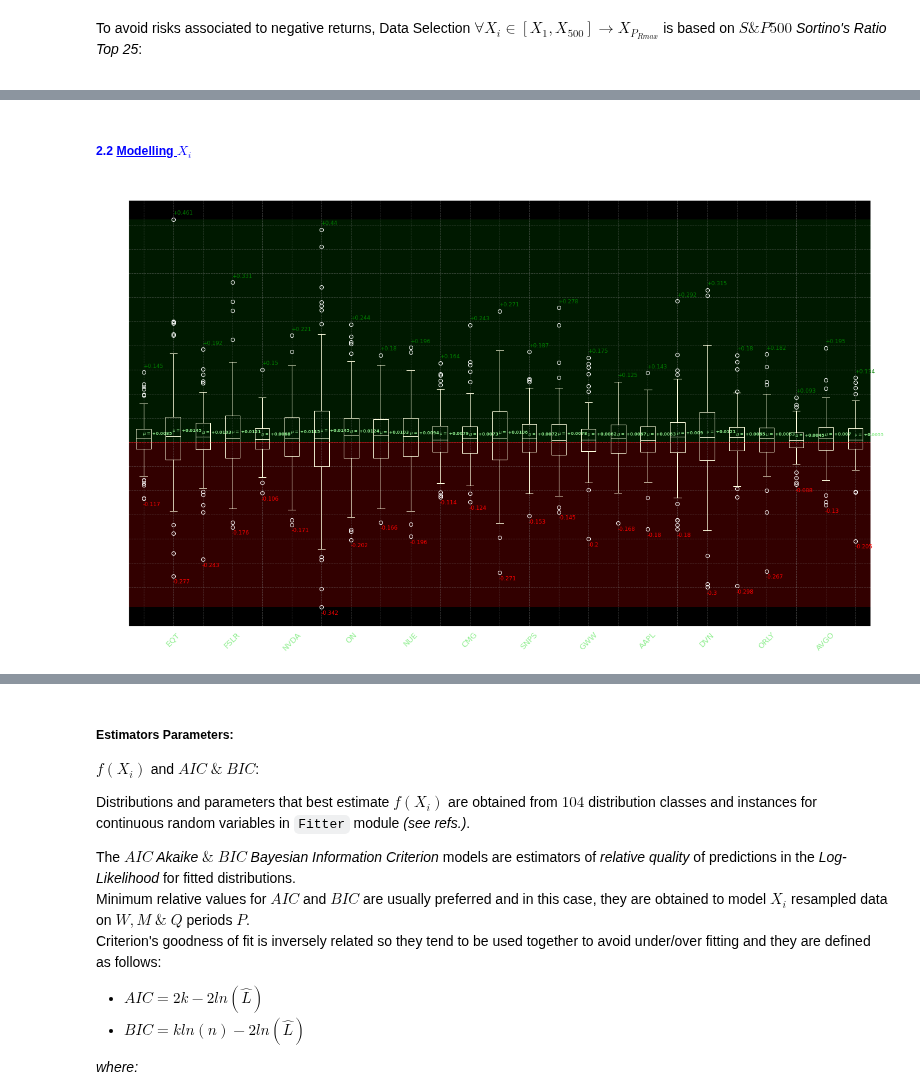
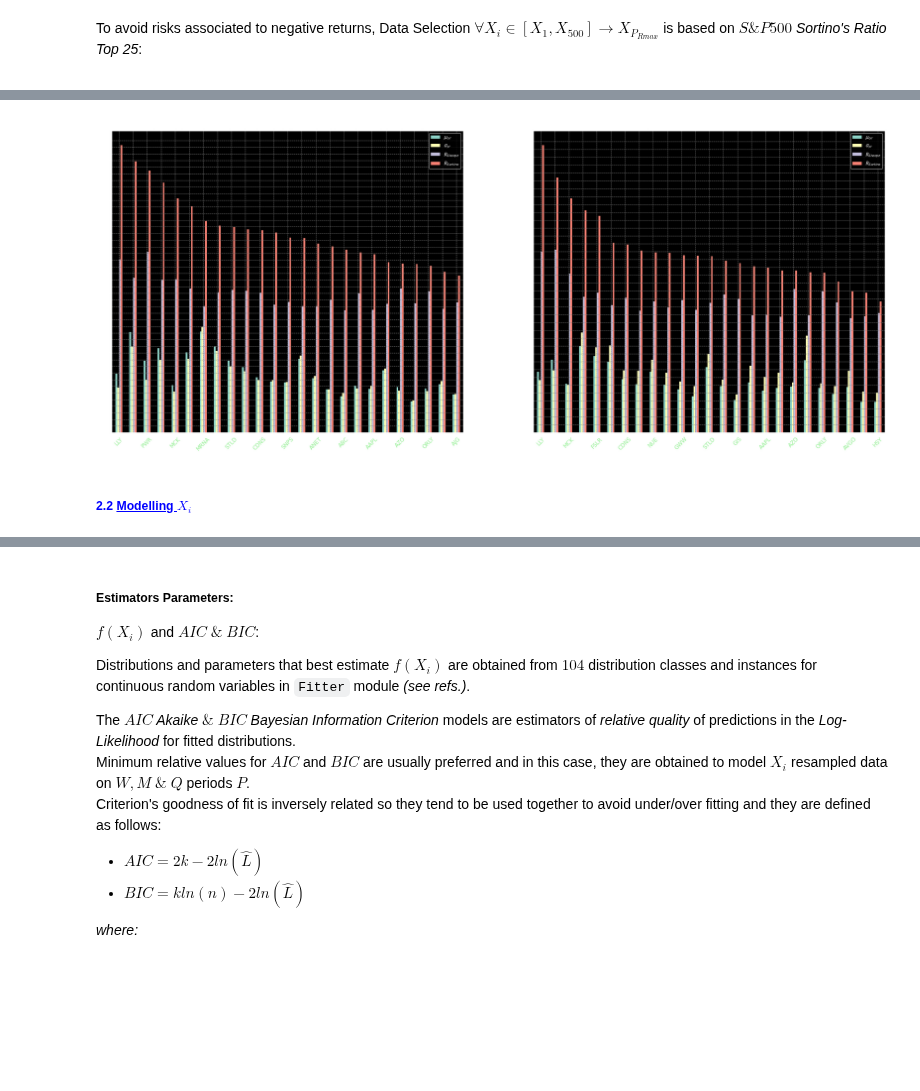
Before and after one commit to EMarquez7/Examen-de-Simulaci-n-2, a Jupyter notebook: Optimization.ipynb, the cells around one changed output, grey strips where cells are left out. Drawn from its saved outputs; the diff is of its cells as text; code cells hidden in the pictures; blank space fills up the shorter version.

Commit message:
Log Returns

```diff
--- a/Optimization.ipynb
+++ b/Optimization.ipynb
@@ -248,0 +255,5 @@ Sortino25 = vs.selection_data(SP_Assets_r.loc["2020-03-02":today], 0.0169, "$X_i
+# %%
+rf, best, r_jump = .00169, 25, 0.05
+start, execution_date = "2020-03-02", SP_Assets_r.tail(1).index[0]
+
+fn.retSLog_Selection(SP_Assets_r, rf, best, start, execution_date)
@@ -248,0 +291,40 @@ Sortino25 = vs.selection_data(SP_Assets_r.loc["2020-03-02":today], 0.0169, "$X_i
+# %%
+def Selection_R_SLog_Plot(data, rf, best, start, execution_date):
+    Sortino25_S = vs.selection_data(data, "Simple", rf, best, start, execution_date)[1]
+    Sortino25_Log = vs.selection_data(data, "Log", rf, best, start, execution_date)[1]
+
+    fig, ax = plt.subplots(1, 2, figsize = (30, 12))
+    Sortino25_S.plot.bar(ax = ax[0], rot = 45, fontsize = 15, grid = True, linewidth = 1)
+    Sortino25_Log.plot.bar(ax = ax[1], rot = 45, fontsize = 15, grid = True, linewidth = 1)
+
+    ax[0].set_title("Selection of " + str(best) + " $X_i$ datasets from $S&P 500$ Population with $r_t$", fontsize = 20)
+    ax[1].set_title("Selection of " + str(best) + " $X_i$ datasets from $S&P 500$ Population with $r_{Log}$", fontsize = 20)
+
+    ax[0].set_yticks(np.arange(0, Sortino25_S.max().max() + r_jump, r_jump))
+    ax[1].set_yticks(np.arange(0, Sortino25_Log.max().max() + r_jump, r_jump))
+
+    ax[0].set_yticklabels(np.arange(0, Sortino25_S.max().max() + r_jump, r_jump).round(2), fontsize = 9)
+    ax[1].set_yticklabels(np.arange(0, Sortino25_Log.max().max() + r_jump, r_jump).round(2), fontsize = 9)
+
+    ax[0].set_xticklabels(Sortino25_S.index, rotation = 45, fontsize = 12)
+    ax[1].set_xticklabels(Sortino25_Log.index, rotation = 45, fontsize = 12)
+
+    ax[0].grid(color='gray', linestyle='--')
+    ax[1].grid(color='gray', linestyle='--')
+
+    for i, t in enumerate(ax[0].get_xticklabels()):
+        if i % 2 == 0:
+            t.set_color('lightgreen')
+        else:
+            t.set_color('white')
+    for i, t in enumerate(ax[1].get_xticklabels()):
+        if i % 2 == 0:
+            t.set_color('lightgreen')
+        else:
+            t.set_color('white')
+    #Show figure
+    return plt.show()
+
+vs.Selection_R_SLog_Plot(SP_Assets_r, rf, best, start, execution_date)
+# %% [output]
+[figure, added]
@@ -255,6 +337,0 @@ color=["lightyellow", "lightblue", "lightgreen"]
-# %%
-describe_Wk = vs.Stats(SP_Assets_r.loc["2020-03-02":today], Sortino25[2], P[0][0],
-                  "$X_i$ Selection Resamplings from $S&P$ 500 on a " + str(P[0][1]) + " basis from ", "2020-03-02", today,
-                  [.025, .25, .5, .75, .95], dist, color=color[0])
-# %% [output]
-[figure, removed]
```
Also changed, not shown: parts of 38 cells of this notebook, 2 other files.
